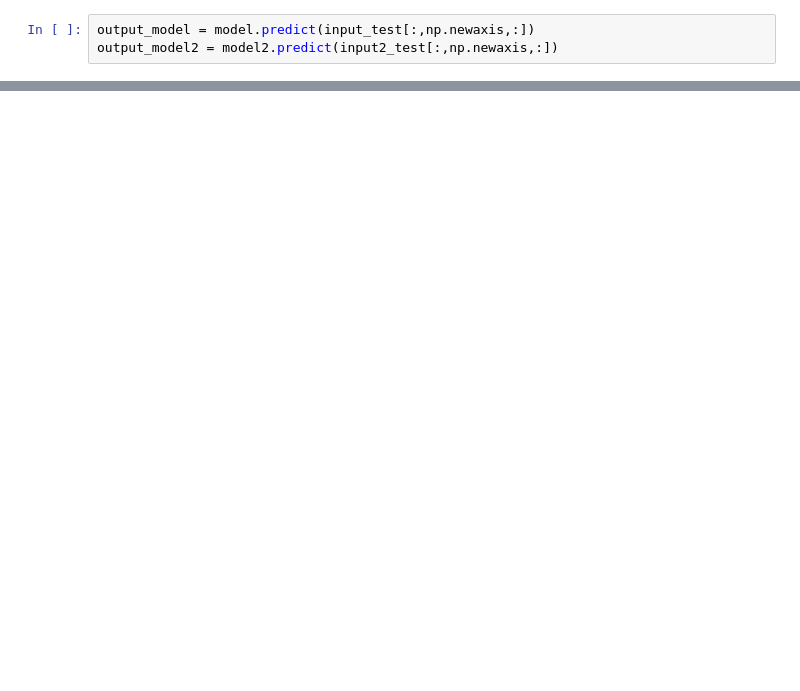
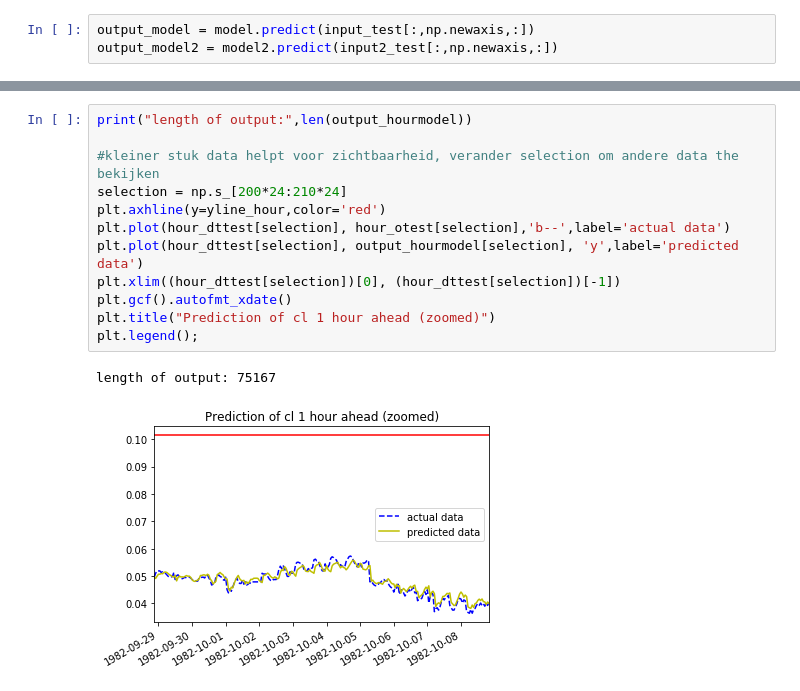
Before and after one commit to openearth/notebooks, a Jupyter notebook: DeepLearning/Zout_test.ipynb, the cells around one changed output, grey strips where cells are left out. Drawn from its saved outputs; the diff is of its cells as text; blank space fills up the shorter version.

```diff
--- a/DeepLearning/Zout_test.ipynb
+++ b/DeepLearning/Zout_test.ipynb
@@ -350,0 +429,15 @@ datatime_data
+# %%
+print("length of output:",len(output_hourmodel))
+
+#kleiner stuk data helpt voor zichtbaarheid, verander selection om andere data the bekijken
+selection = np.s_[200*24:210*24]
+plt.axhline(y=yline_hour,color='red')
+plt.plot(hour_dttest[selection], hour_otest[selection],'b--',label='actual data')
+plt.plot(hour_dttest[selection], output_hourmodel[selection], 'y',label='predicted data')
+plt.xlim((hour_dttest[selection])[0], (hour_dttest[selection])[-1])
+plt.gcf().autofmt_xdate()
+plt.title("Prediction of cl 1 hour ahead (zoomed)")
+plt.legend();
+# %% [output]
+length of output: 75167
+[figure, added]
```
Also changed, not shown: parts of 27 cells of this notebook.
